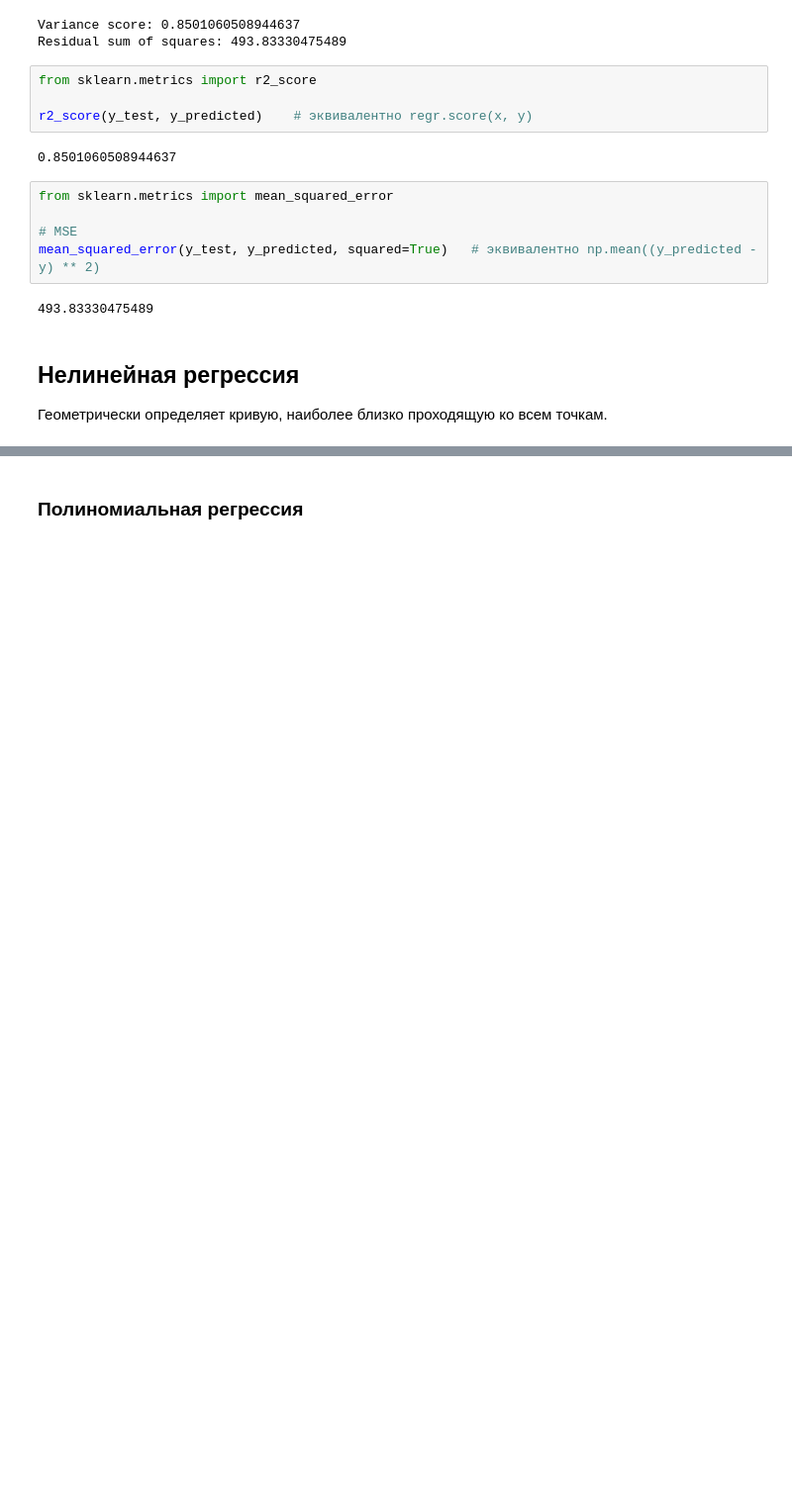
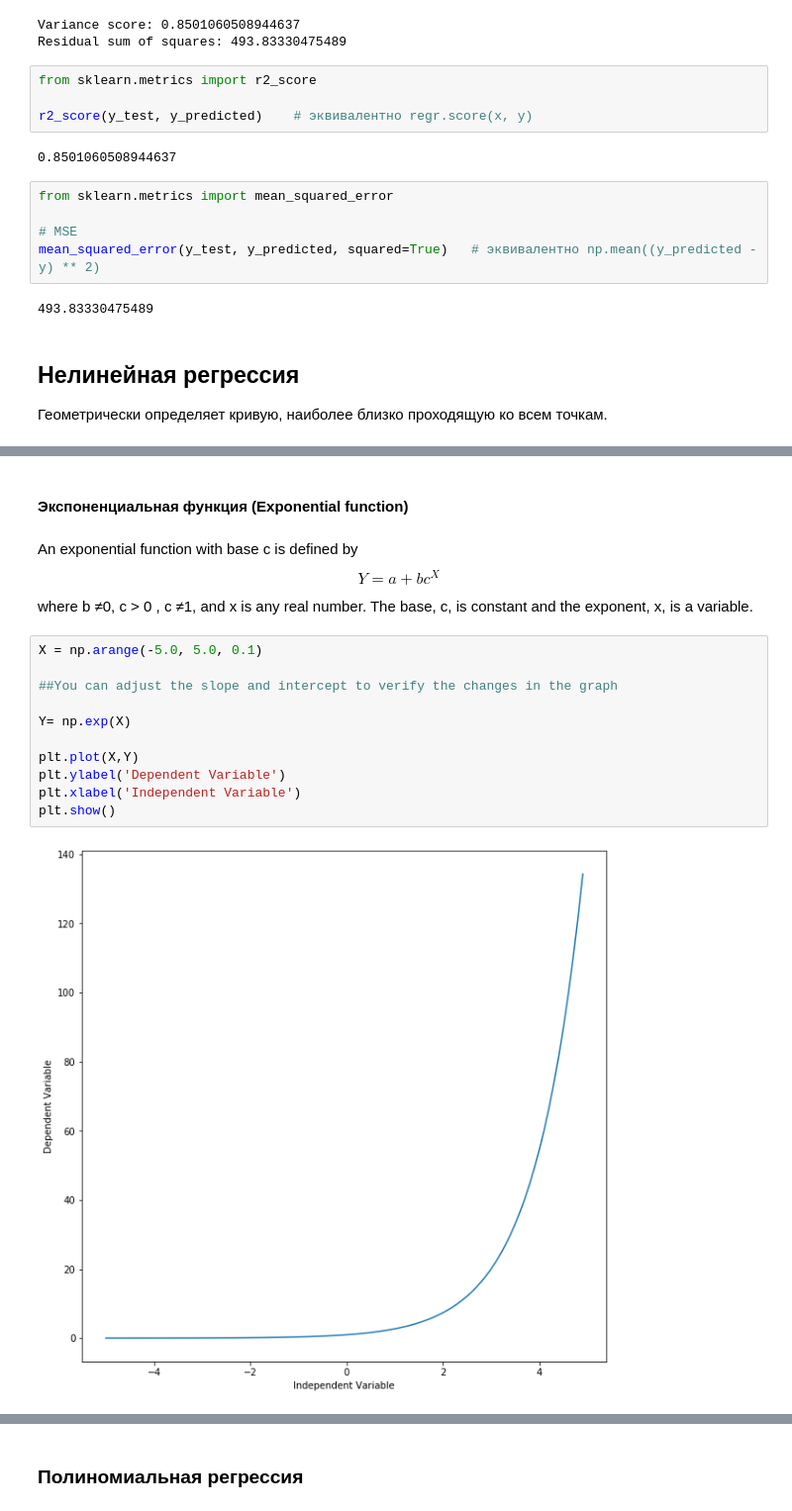
Before and after one commit to ryndovaira-org/data_science_lectures, a Jupyter notebook: 3_2_modeling_ml/3_1_1_regression/1_regression.ipynb, the cells around one changed output, grey strips where cells are left out. Shown: that part at 99% size. Cells and saved outputs as stored; diff of their text form; blank space fills up the shorter version.

```diff
--- a/3_2_modeling_ml/3_1_1_regression/1_regression.ipynb
+++ b/3_2_modeling_ml/3_1_1_regression/1_regression.ipynb
@@ -343,0 +408,17 @@ mean_squared_error(y_test, y_predicted, squared=True)   # эквивалентн
+# %% [markdown]
+#### Экспоненциальная функция (Exponential function)
+# %% [markdown]
+An exponential function with base c is defined by $$ Y = a + b c^X$$ where b ≠0, c > 0 , c ≠1, and x is any real number. The base, c, is constant and the exponent, x, is a variable.
+# %%
+X = np.arange(-5.0, 5.0, 0.1)
+
+##You can adjust the slope and intercept to verify the changes in the graph
+
+Y= np.exp(X)
+
+plt.plot(X,Y)
+plt.ylabel('Dependent Variable')
+plt.xlabel('Independent Variable')
+plt.show()
+# %% [output]
+[figure, added]
```
Also changed, not shown: parts of 15 cells of this notebook.
